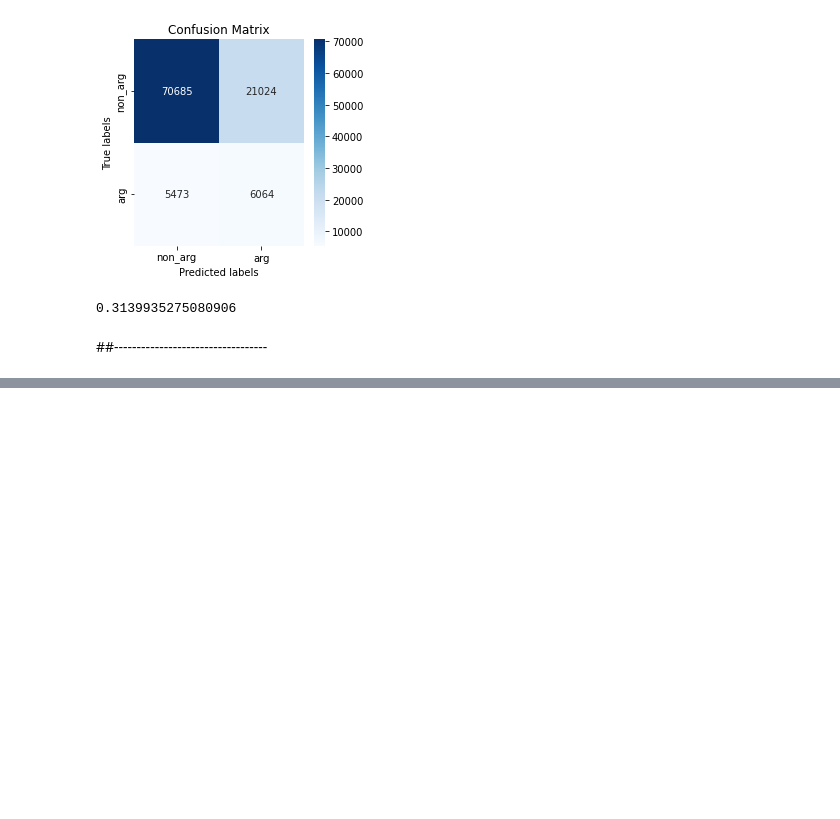
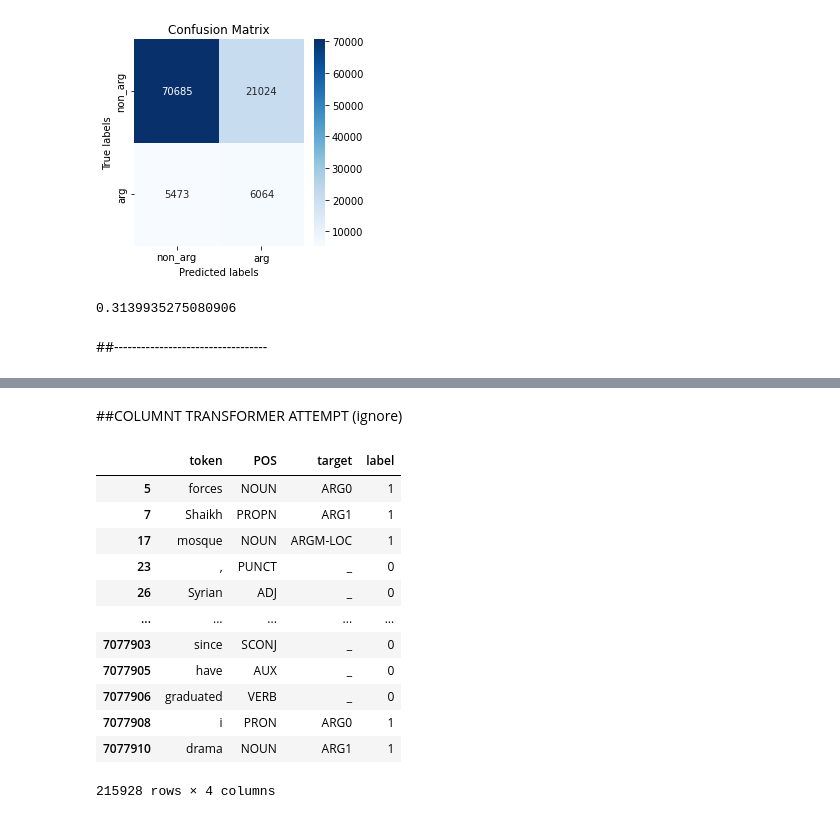
Before and after one commit to hasan-sh/advanced-nlp, a Jupyter notebook: Firstmodel_baseline.ipynb, the cells around one changed output, grey strips where cells are left out. Cells and saved outputs as stored; diff of their text form; code cells hidden in the pictures; blank space fills up the shorter version.

```diff
--- a/Firstmodel_baseline.ipynb
+++ b/Firstmodel_baseline.ipynb
@@ -549,0 +717,18 @@ def process_generic_dataset(df):
+# %%
+cols=['token','sent_id', 'token_id', 'POS', 'uni_POS', #CHANGE THIS BASED ON EXPERIMENT
+       'distance_head', 'dep_label', 'target',
+       'repetion_id']
+ttrain=train[cols].copy()
+ttest=test[cols].copy()
+
+ttrain=make_binary_label(ttrain)
+ttest=make_binary_label(ttest)
+train_targets=ttrain.pop('target') #WE KEEPP THE TARGETS FOR THE NEXT MODEL, BUT WE DROP THEM FOR THE TEST
+ttest= ttest.drop('target', axis=1)
+
+train=downsample(ttrain,N)
+ttrain=columns_cleaning(ttrain)
+ttest=columns_cleaning(ttest)
+
+cols=[ 'POS', 'uni_POS','dep_label']
+ttrain,ttest = create_label_encoding(ttrain,ttest,cols)
@@ -549,0 +790,29 @@ def process_generic_dataset(df):
+# %% [markdown]
+##COLUMNT TRANSFORMER ATTEMPT (ignore)
+# %%
+cols=['token','POS','target']
+
+
+ctest=test[cols]
+ctrain=train[cols]
+
+ctrain=make_binary_label(ctrain)
+ctest=make_binary_label(ctest)
+
+ctrain=downsample(ctrain,N)
+# %%
+ctrain
+# %% [output]
+|  | token | POS | target | label |
+| 5 | forces | NOUN | ARG0 | 1 |
+| 7 | Shaikh | PROPN | ARG1 | 1 |
+| 17 | mosque | NOUN | ARGM-LOC | 1 |
+| 23 | , | PUNCT | _ | 0 |
+| 26 | Syrian | ADJ | _ | 0 |
+| ... | ... | ... | ... | ... |
+| 7077903 | since | SCONJ | _ | 0 |
+| 7077905 | have | AUX | _ | 0 |
+| 7077906 | graduated | VERB | _ | 0 |
+| 7077908 | i | PRON | ARG0 | 1 |
+| 7077910 | drama | NOUN | ARG1 | 1 |
+215928 rows × 4 columns
```
Also changed, not shown: parts of 76 cells of this notebook.
